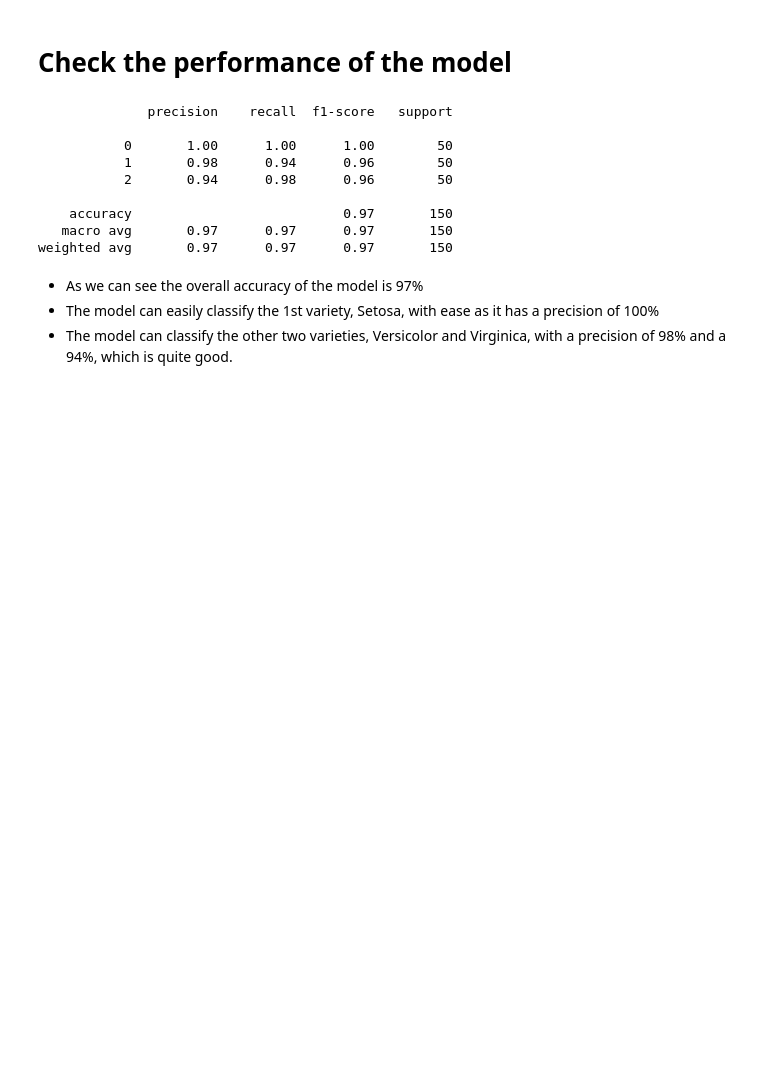
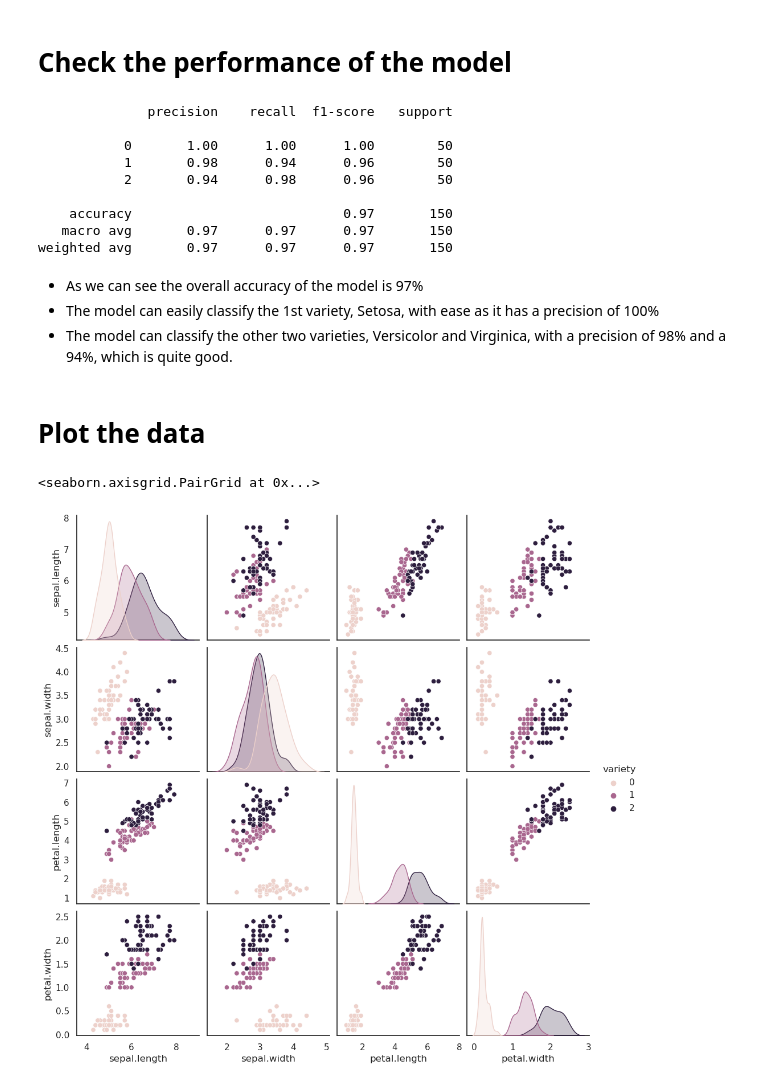
Before and after one commit to anirudhkoteshwar/logistic-regression-iris-dataset, a Jupyter notebook: log_reg.ipynb, the cells around one changed output. Cells and saved outputs as stored; diff of their text form; code cells hidden in the pictures; blank space fills up the shorter version.

Commit message:
added pairplot

```diff
--- a/log_reg.ipynb
+++ b/log_reg.ipynb
@@ -101,3 +101,10 @@ weighted avg       0.97      0.97      0.97       150
 - As we can see the overall accuracy of the model is 97%
 - The model can easily classify the 1st variety, Setosa, with ease as it has a precision of 100%
 - The model can classify the other two varieties, Versicolor and Virginica, with a precision of 98% and a 94%, which is quite good.
+# %% [markdown]
+# Plot the data
+# %%
+sb.pairplot(dataset,hue='variety')
+# %% [output]
+<seaborn.axisgrid.PairGrid at 0x...>
+[figure, added]
```
